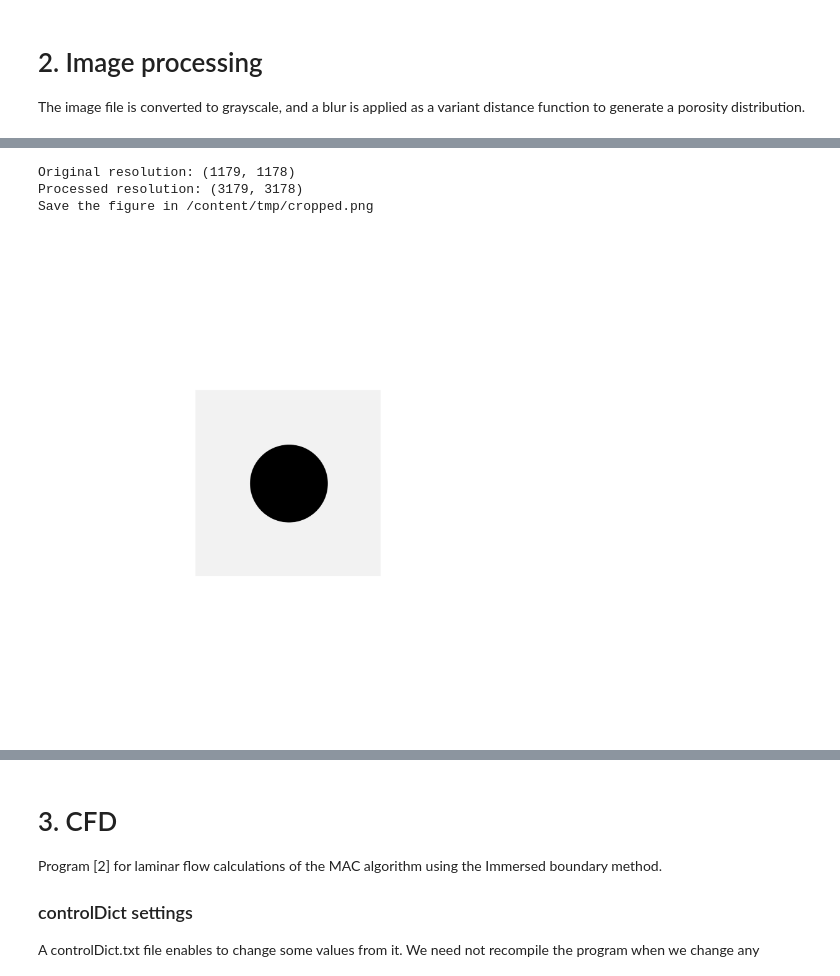
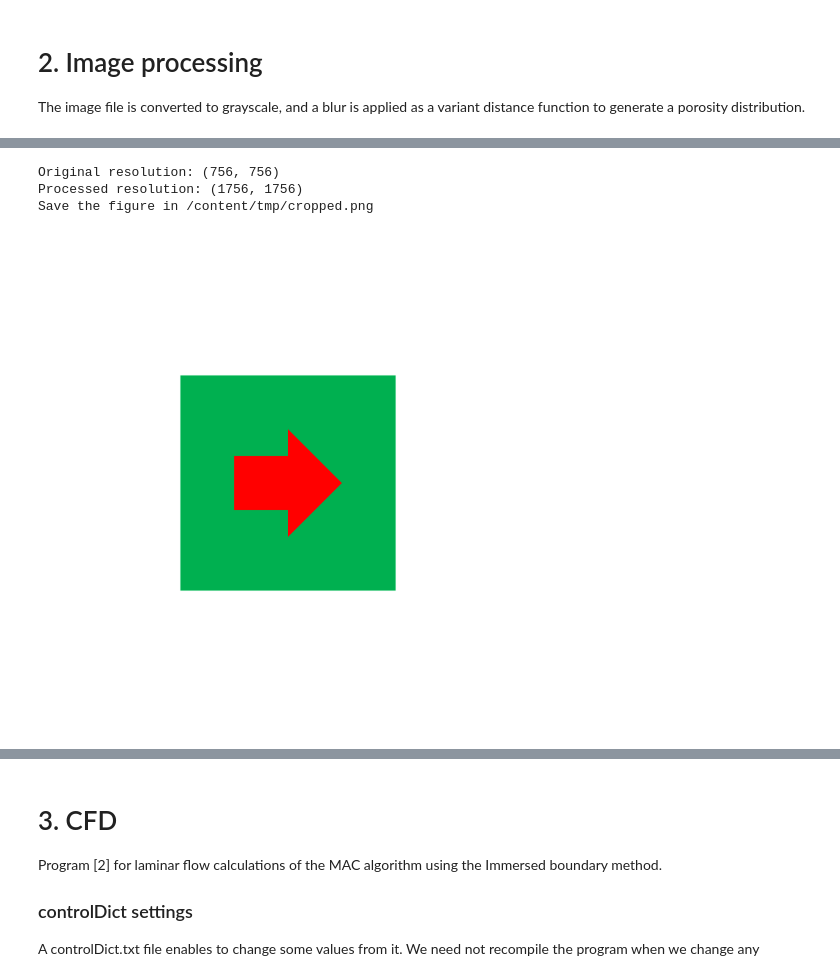
Before and after one commit to nobu-n2002/CFD2023_image_processing, a Jupyter notebook: ibm_image_processing_ver2.ipynb, the cells around one changed output, grey strips where cells are left out. Drawn from its saved outputs; the diff is of its cells as text; code cells hidden in the pictures.

```diff
--- a/ibm_image_processing_ver2.ipynb
+++ b/ibm_image_processing_ver2.ipynb
@@ -148,7 +165,7 @@ if not os.path.exists(TMP_FOLDER):
     os.mkdir(TMP_FOLDER)
 
 # Parameters
-MARGIN = 1000 # @param {type:"slider", min:0, max:1000, step:10}
+MARGIN = 500 # @param {type:"slider", min:0, max:1000, step:10}
 
 # Current working directory
 CWD = os.getcwd()
@@ -168,34 +185,34 @@ margin_factor_x, margin_factor_y = 0, 0
 
 # Calculate margin for square
 if square:
     tmp = h_ori - w_ori
     if tmp <= 0:
         x = int(abs(tmp) / 2)
     else:
         y = int(abs(tmp) / 2)
 
 # Set margin factors based on type
 if margin_type == "surroundings":
     margin_factor_x, margin_factor_y = 1, 1
 elif margin_type == "x_direction":
     margin_factor_x, margin_factor_y = 0, 1
 
 # Add margin to the image
 img = cv2.copyMakeBorder(src, MARGIN * margin_factor_x + x, MARGIN * margin_factor_x + x,
                          MARGIN * margin_factor_y + y, MARGIN * margin_factor_y + y,
                          cv2.BORDER_CONSTANT, value=[255, 255, 255])
 
 # Save the processed image
 file_name_cropped = f"{CWD}/tmp/cropped.png"
 cv2.imwrite(file_name_cropped, img)
 
 # Display the processed image
 print('Processed resolution:', img.shape[0:2])
 print('\033[32m' + f'Save the figure in {file_name_cropped}' + '\033[0m')
 display(Image(file_name_cropped, width=500))
 # %% [output]
-Original resolution: (1179, 1178)
-Processed resolution: (3179, 3178)
+Original resolution: (756, 756)
+Processed resolution: (1756, 1756)
 Save the figure in /content/tmp/cropped.png
-[figure, old version]
+[figure, new version]
 # %% [markdown]
```
Also changed, not shown: parts of 23 cells of this notebook.
